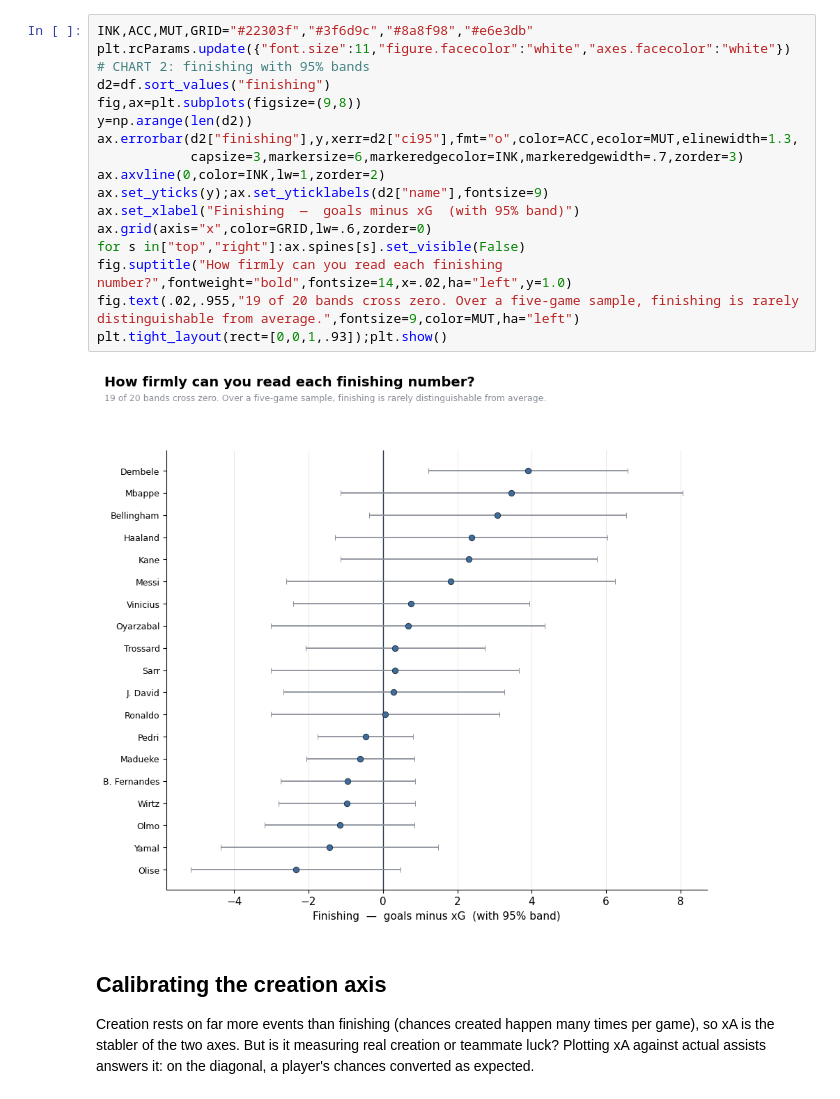
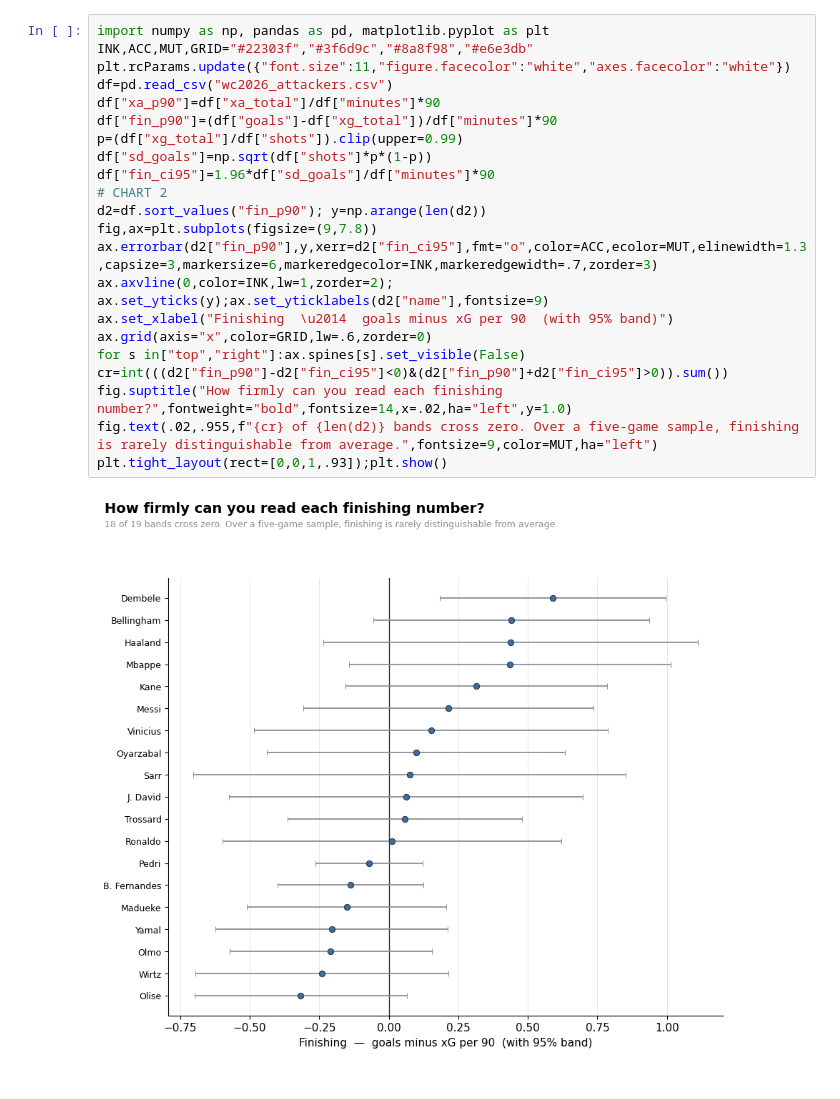
Before and after one commit to wingedhusssar-pixel/wc2026-top-attacking-threat-analysis, a Jupyter notebook: wc2026_xg_analysis.ipynb, the cells around one changed output. Cells and saved outputs as stored; diff of their text form.

```diff
--- a/wc2026_xg_analysis.ipynb
+++ b/wc2026_xg_analysis.ipynb
@@ -99,23 +104,24 @@ Nineteen of twenty bands cross zero. That does not make the finishing axis meani
 # %%
+import numpy as np, pandas as pd, matplotlib.pyplot as plt
 INK,ACC,MUT,GRID="#22303f","#3f6d9c","#8a8f98","#e6e3db"
 plt.rcParams.update({"font.size":11,"figure.facecolor":"white","axes.facecolor":"white"})
-# CHART 2: finishing with 95% bands
-d2=df.sort_values("finishing")
-fig,ax=plt.subplots(figsize=(9,8))
-y=np.arange(len(d2))
-ax.errorbar(d2["finishing"],y,xerr=d2["ci95"],fmt="o",color=ACC,ecolor=MUT,elinewidth=1.3,
-            capsize=3,markersize=6,markeredgecolor=INK,markeredgewidth=.7,zorder=3)
-ax.axvline(0,color=INK,lw=1,zorder=2)
-ax.set_yticks(y);ax.set_yticklabels(d2["name"],fontsize=9)
-ax.set_xlabel("Finishing  —  goals minus xG  (with 95% band)")
+df=pd.read_csv("wc2026_attackers.csv")
+df["xa_p90"]=df["xa_total"]/df["minutes"]*90
+df["fin_p90"]=(df["goals"]-df["xg_total"])/df["minutes"]*90
+p=(df["xg_total"]/df["shots"]).clip(upper=0.99)
+df["sd_goals"]=np.sqrt(df["shots"]*p*(1-p))
+df["fin_ci95"]=1.96*df["sd_goals"]/df["minutes"]*90
+# CHART 2
+d2=df.sort_values("fin_p90"); y=np.arange(len(d2))
+fig,ax=plt.subplots(figsize=(9,7.8))
+ax.errorbar(d2["fin_p90"],y,xerr=d2["fin_ci95"],fmt="o",color=ACC,ecolor=MUT,elinewidth=1.3,capsize=3,markersize=6,markeredgecolor=INK,markeredgewidth=.7,zorder=3)
+ax.axvline(0,color=INK,lw=1,zorder=2); ax.set_yticks(y);ax.set_yticklabels(d2["name"],fontsize=9)
+ax.set_xlabel("Finishing  \u2014  goals minus xG per 90  (with 95% band)")
 ax.grid(axis="x",color=GRID,lw=.6,zorder=0)
 for s in["top","right"]:ax.spines[s].set_visible(False)
+cr=int(((d2["fin_p90"]-d2["fin_ci95"]<0)&(d2["fin_p90"]+d2["fin_ci95"]>0)).sum())
 fig.suptitle("How firmly can you read each finishing number?",fontweight="bold",fontsize=14,x=.02,ha="left",y=1.0)
-fig.text(.02,.955,"19 of 20 bands cross zero. Over a five-game sample, finishing is rarely distinguishable from average.",fontsize=9,color=MUT,ha="left")
+fig.text(.02,.955,f"{cr} of {len(d2)} bands cross zero. Over a five-game sample, finishing is rarely distinguishable from average.",fontsize=9,color=MUT,ha="left")
 plt.tight_layout(rect=[0,0,1,.93]);plt.show()
 # %% [output]
-[figure, old version]
+[figure, new version]
-# %% [markdown]
-## Calibrating the creation axis
-
-Creation rests on far more events than finishing (chances created happen many times per game), so xA is the stabler of the two axes. But is it measuring real creation or teammate luck? Plotting xA against actual assists answers it: on the diagonal, a player's chances converted as expected.
```
Also changed, not shown: parts of 13 cells of this notebook.
